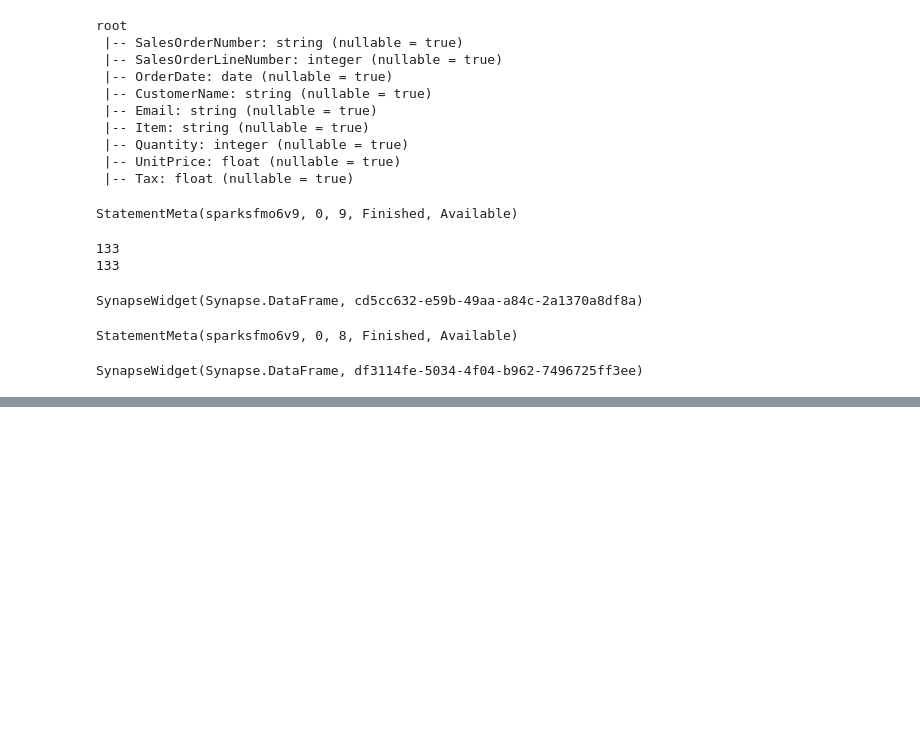
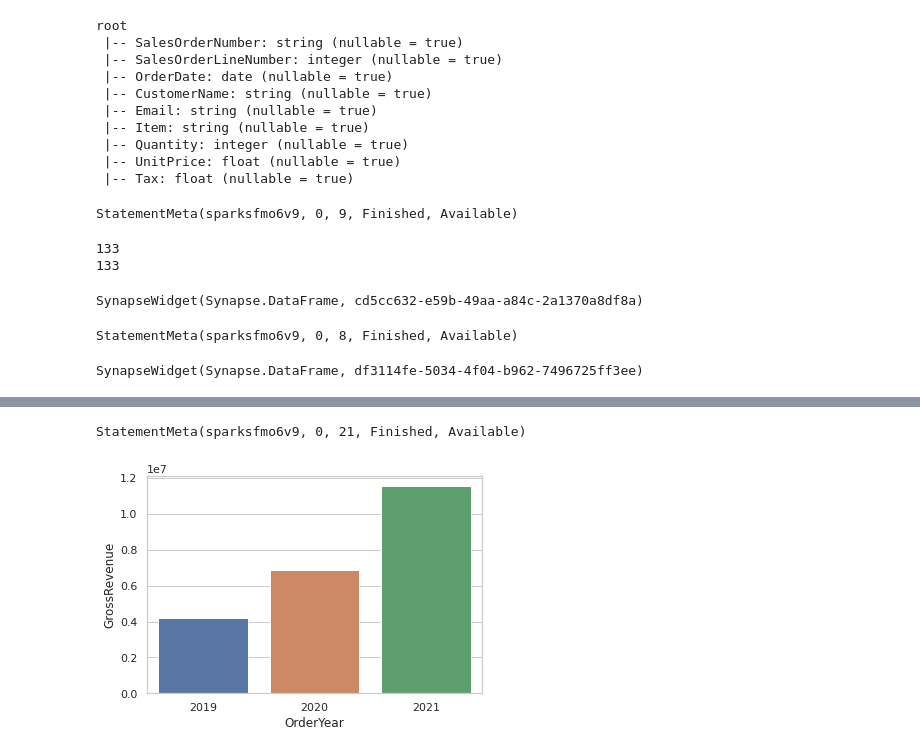
Before and after one commit to rtellezi/pastebin, a Jupyter notebook: spark_processing.ipynb, the cells around one changed output, grey strips where cells are left out. Drawn from its saved outputs; the diff is of its cells as text; code cells hidden in the pictures; blank space fills up the shorter version.

```diff
--- a/spark_processing.ipynb
+++ b/spark_processing.ipynb
@@ -62,0 +146,13 @@ SynapseWidget(Synapse.DataFrame, df3114fe-5034-4f04-b962-7496725ff3ee)
+# %%
+# Clear the plot area
+plt.clf()
+
+# Set the visual theme for seaborn
+sns.set_theme(style="whitegrid")
+
+# Create a bar chart
+ax = sns.barplot(x="OrderYear", y="GrossRevenue", data=df_sales)
+plt.show()
+# %% [output]
+StatementMeta(sparksfmo6v9, 0, 21, Finished, Available)
+[figure, added]
```
Also changed, not shown: parts of 11 cells of this notebook.
